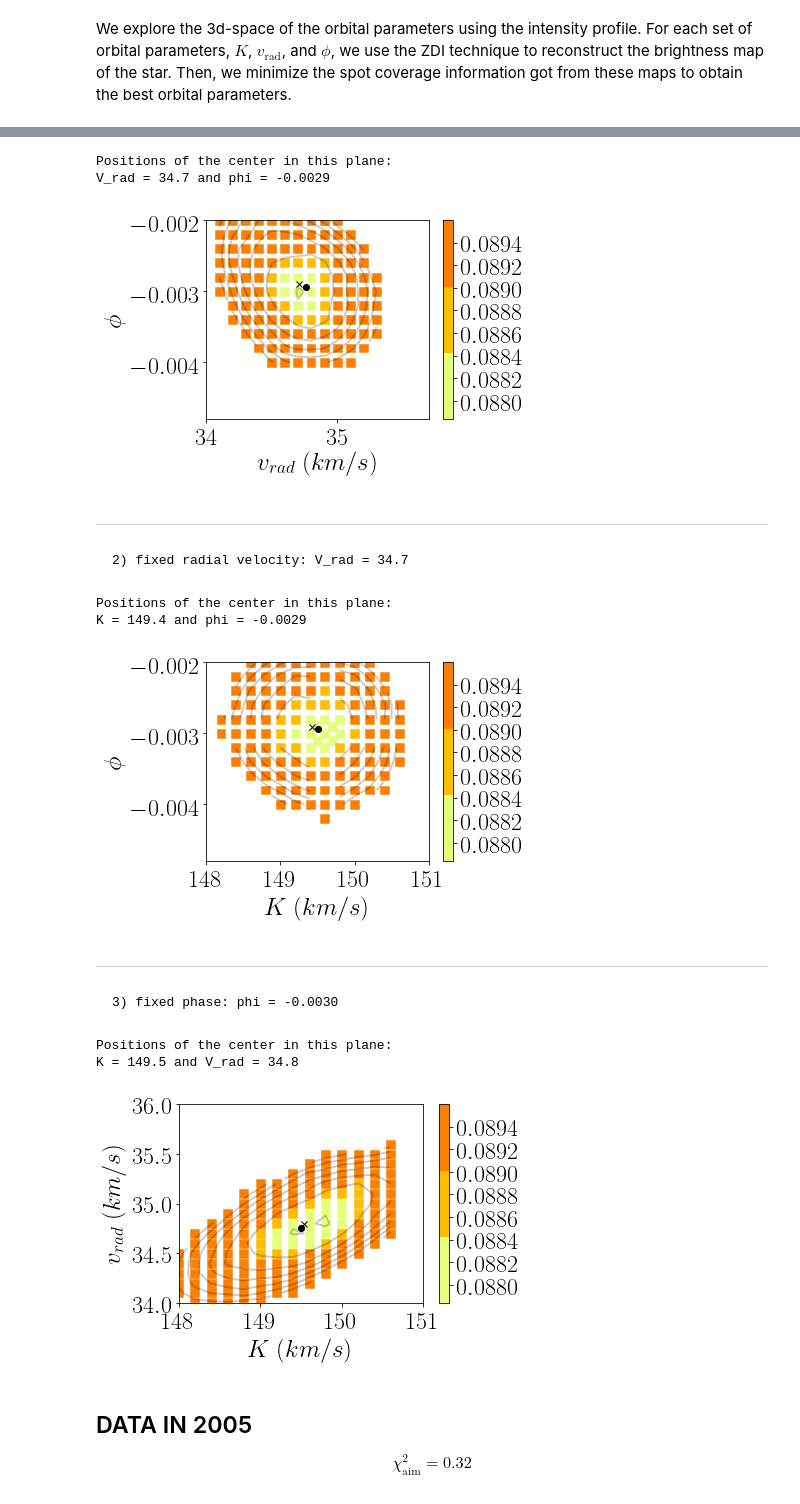
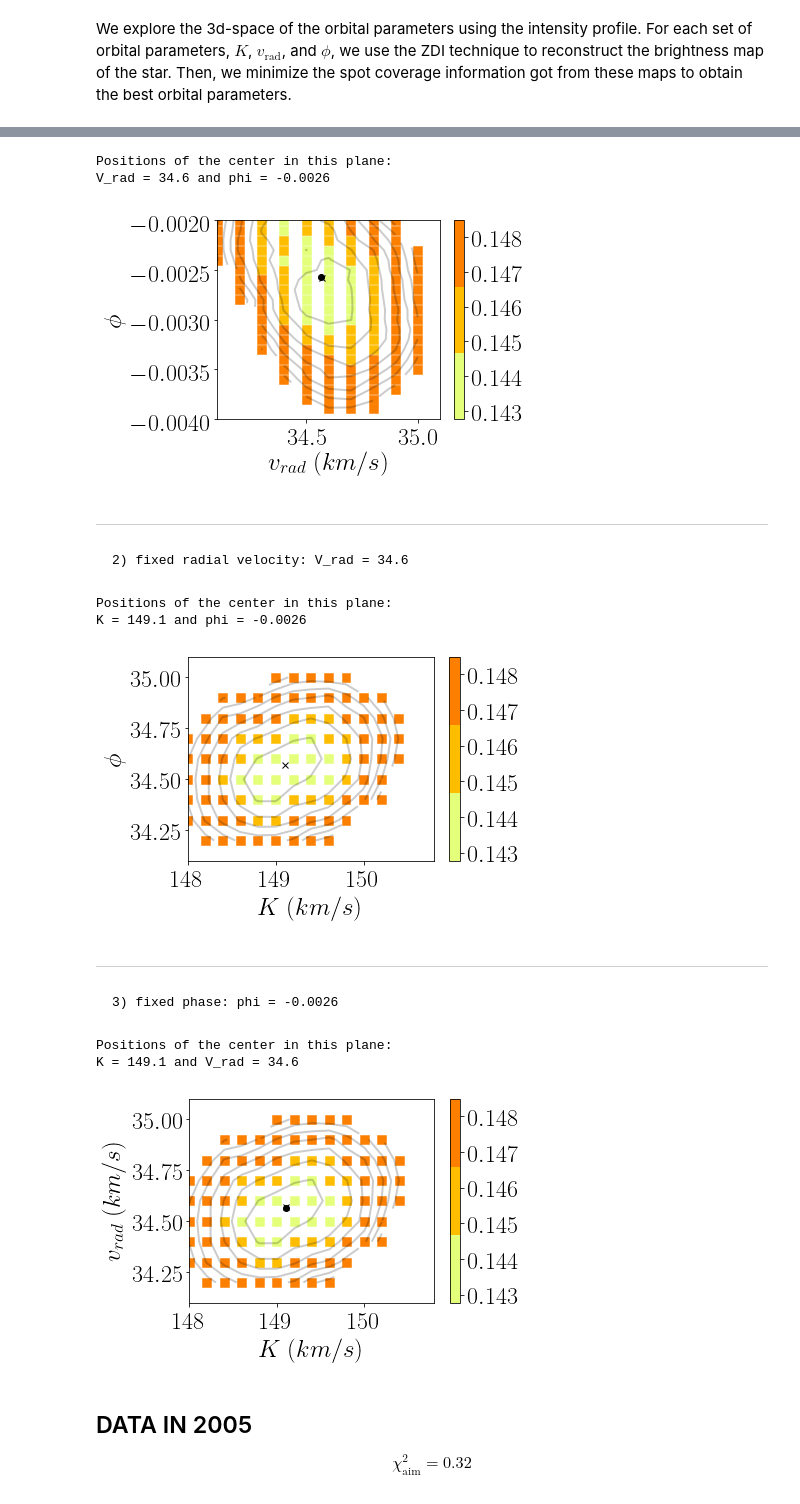
Before and after one commit to bzaire/Reports, a Jupyter notebook: search_3d_params.ipynb, the cells around one changed output, grey strips where cells are left out. Drawn from its saved outputs; the diff is of its cells as text; code cells hidden in the pictures.

```diff
--- a/search_3d_params.ipynb
+++ b/search_3d_params.ipynb
@@ -27,13 +31,13 @@ from scipy.optimize import leastsq
 import cmocean as cm
 
 # Read file with informations in each run
-amp, phase, vrad, chisq, s, sp_ph, test, cool, hot = N.genfromtxt('/Users/bzaire/lsd/spectra/v471tau/search04/results_final.txt', unpack=True)
+amp, phase, vrad, chisq, s, sp_ph, test, cool, hot = N.genfromtxt('data/search1_3d_2004.txt', unpack=True)
 
 # Set global min of spot coverage
 vmin = sp_ph.min()
 
 #select data within the conditions:
-ic = N.bitwise_and(chisq <= 0.3205, test <= 0.003)
+ic = N.bitwise_and(chisq <= 0.3005, test <= 0.003)
 amp = amp[ic]; phase = phase[ic]; vrad = vrad[ic]; chisq = chisq[ic]; s = s[ic]; sp_ph = sp_ph[ic]
 test = test[ic]; cool = cool[ic]; hot = hot[ic]
 #we also add another condition for the data (optional):
@@ -65,4 +69,14 @@ dY = 1./N.sqrt(2*b + 2*f*beta_Y + 2*d*alpha_Y + 2*c*beta_Y**2 + 2*e*alpha_Y*beta
 dZ = 1./N.sqrt(2*c + 2*e*beta_Z + 2*f*alpha_Z + 2*a*beta_Z**2 + 2*d*alpha_Z*beta_Z + 2*b*alpha_Z**2)
 
 print(dX, dY, dZ)
+# Now we need to find the number of points to find the error bar
+cycle, vr, snI, I, cycleV, vrV, snV, V = rstokes('data/v471tau_04.ss_search1_3d')
+count=0
+for i in range(len(cycle)):
+    count += I[i].shape[0]
+print(count)
+dX /= N.sqrt(count)
+dY /= N.sqrt(count)
+dZ /= N.sqrt(count)
+print(dX, dY, dZ)
 # %% [output]
@@ -103,6 +120,6 @@ ax.view_init(elev=40., azim=8.)
 # %%
 # fixed semi-amplitude
-ia = amp == 149.4
+ia = amp == 149.2
 ypha = N.unique(phase[ia])
 xvrad = N.unique(vrad[ia])
 
@@ -129,10 +146,11 @@ print('V_rad = %3.1f and phi = %1.4f' %(best_x, best_y))
 del(xvrad, ypha, optimize_func, coef, indx)
 # %% [output]
 Positions of the center in this plane:
-V_rad = 34.7 and phi = -0.0029
+V_rad = 34.6 and phi = -0.0026
 # %%
-P.scatter(x,y,c=z, marker = 's', s=80, cmap=cmap, vmin = vmin, vmax = 1.02*vmin)
+P.scatter(x,y,c=z, marker = 's', s=80, cmap=cmap, vmin = vmin, vmax = 1.04*vmin)
 P.colorbar()
+#P.contourf(x, y, z, cmap=cmap, alpha=.7)
 P.contour(x, y, z, colors='k', alpha=0.2)
 P.xlim((x.min(), x.max()))
 P.ylim((y.min(), y.max()))
@@ -142,13 +160,13 @@ P.xlabel(r'$v_{rad}\; (km/s)$')
 P.ylabel(r'$\phi$')
 P.tight_layout()
 # %% [output]
-[figure, old version]
+[figure, new version]
 # %% [markdown]
 ---
-    2) fixed radial velocity: V_rad = 34.7
+    2) fixed radial velocity: V_rad = 34.6
 # %%
 # fixed vrad
-iv = vrad == 34.7
+iv = vrad == 34.6
 
 ypha = N.unique(phase[iv])
 xamp = N.unique(amp[iv])
@@ -174,10 +192,11 @@ print('Positions of the center in this plane:')
 print('K = %3.1f and phi = %1.4f' %(best_x, best_y))
 # %% [output]
 Positions of the center in this plane:
-K = 149.4 and phi = -0.0029
+K = 149.1 and phi = -0.0026
 # %%
-P.scatter(x, y, c=z, marker = 's', s=80, cmap=cmap, vmin = vmin, vmax = 1.02*vmin)
+P.scatter(x, y, c=z, marker = 's', s=80, cmap=cmap, vmin = vmin, vmax = 1.04*vmin)
 P.colorbar()
+#P.contourf(x, y, z, cmap=cmap, alpha=.7)
 P.contour(x, y, z, colors='k', alpha=0.2)
 P.xlim((x.min(), x.max()))
 P.ylim((y.min(), y.max()))
@@ -188,13 +207,13 @@ P.xlabel(r'$K\; (km/s)$')
 P.ylabel(r'$\phi$')
 P.tight_layout()
 # %% [output]
-[figure, old version]
+[figure, new version]
 # %% [markdown]
 ---
-    3) fixed phase: phi = -0.0030
+    3) fixed phase: phi = -0.0026
 # %%
 # fixed phase
-ip = phase == -.0030
+ip = phase == -0.0026
 yvrad = N.unique(vrad[ip])
 xamp = N.unique(amp[ip])
 
@@ -202,7 +221,7 @@ xamp = N.unique(amp[ip])
 x, y = N.meshgrid(xamp, yvrad)
 m_z = N.ones_like(x)*9999.
 
-for i in range(sp_ph[ia].shape[0]):
+for i in range(sp_ph[ip].shape[0]):
     indx = N.bitwise_and(x == amp[ip][i], y == vrad[ip][i])
     m_z[indx] = sp_ph[ip][i]
 
@@ -221,20 +240,21 @@ print('K = %3.1f and V_rad = %1.1f' %(best_x, best_y))
 del(yvrad, xamp, optimize_func, coef, indx)
 # %% [output]
 Positions of the center in this plane:
-K = 149.5 and V_rad = 34.8
+K = 149.1 and V_rad = 34.6
 # %%
-P.scatter(x, y, c=z, marker = 's', s=80, cmap=cmap, vmin = vmin, vmax = 1.02*vmin)
+P.scatter(x, y, c=z, marker = 's', s=80, cmap=cmap, vmin = vmin, vmax = 1.04*vmin)
 P.colorbar()
+#P.contourf(x, y, z, cmap=cmap, alpha=.7)
 P.contour(x, y, z, colors='k', alpha=0.2)
 P.xlim((x.min(), x.max()))
 P.ylim((y.min(), y.max()))
 P.plot(best_x, best_y, 'x', color='k')
 P.plot(X_min, Y_min, 'o', color='k')
 P.xlabel(r'$K\; (km/s)$')
 P.ylabel(r'$v_{rad}\; (km/s)$')
 P.tight_layout()
 # %% [output]
-[figure, old version]
+[figure, new version]
 # %% [markdown]
 ## DATA IN 2005
   \begin{equation*} \chi^2_{\mathrm{aim}} = 0.32 \end{equation*}
```
Also changed, not shown: parts of 19 cells of this notebook, 23 other files.
